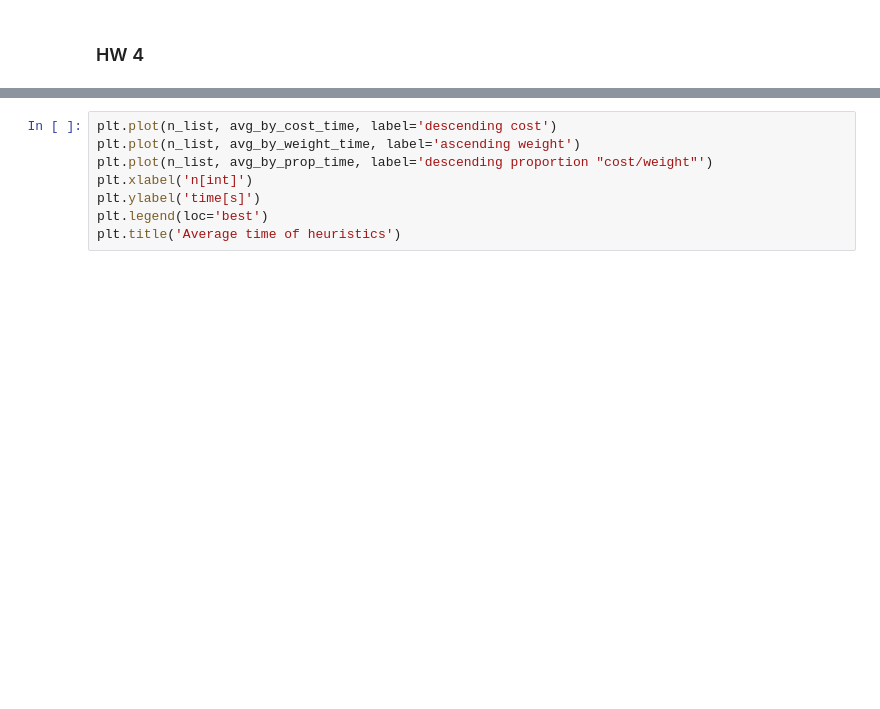
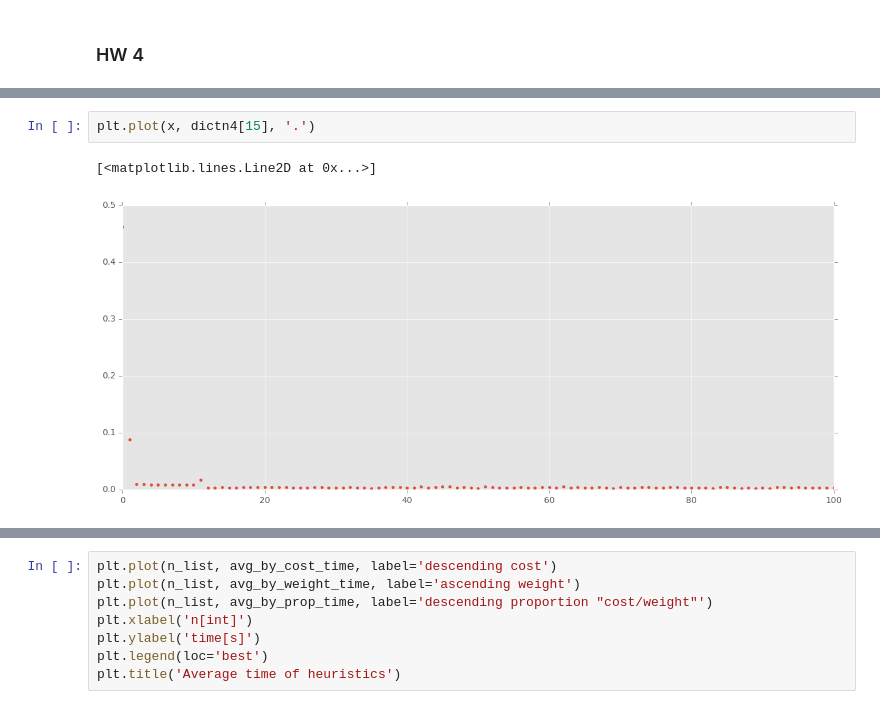
Before and after one commit to bobirdmi/MI-PAA, a Jupyter notebook: hw4.ipynb, the cells around one changed output, grey strips where cells are left out. Cells and saved outputs as stored; diff of their text form; blank space fills up the shorter version.

```diff
--- a/hw4.ipynb
+++ b/hw4.ipynb
@@ -169,0 +163,5 @@ for n in n_list:
+# %%
+plt.plot(x, dictn4[15], '.')
+# %% [output]
+[<matplotlib.lines.Line2D at 0x...>]
+[figure, added]
```
Also changed, not shown: parts of 12 cells of this notebook.
